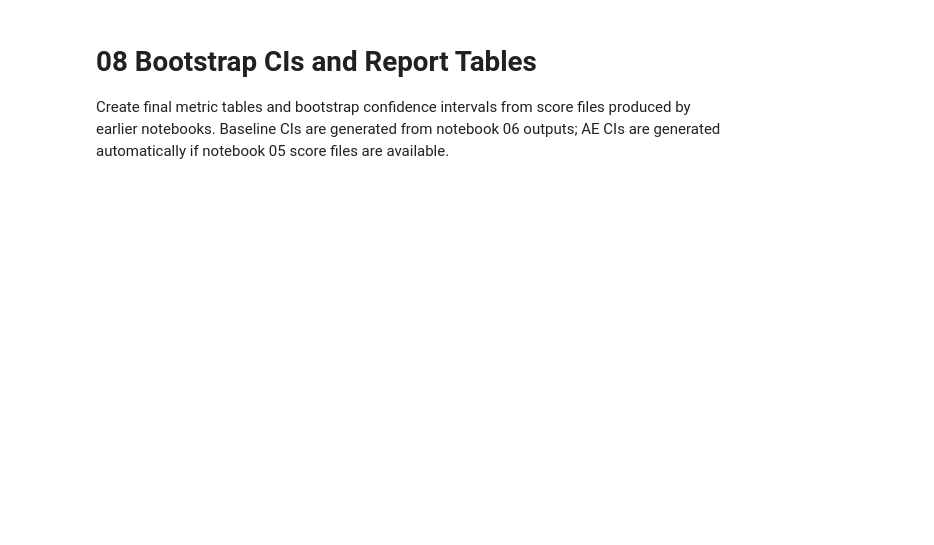
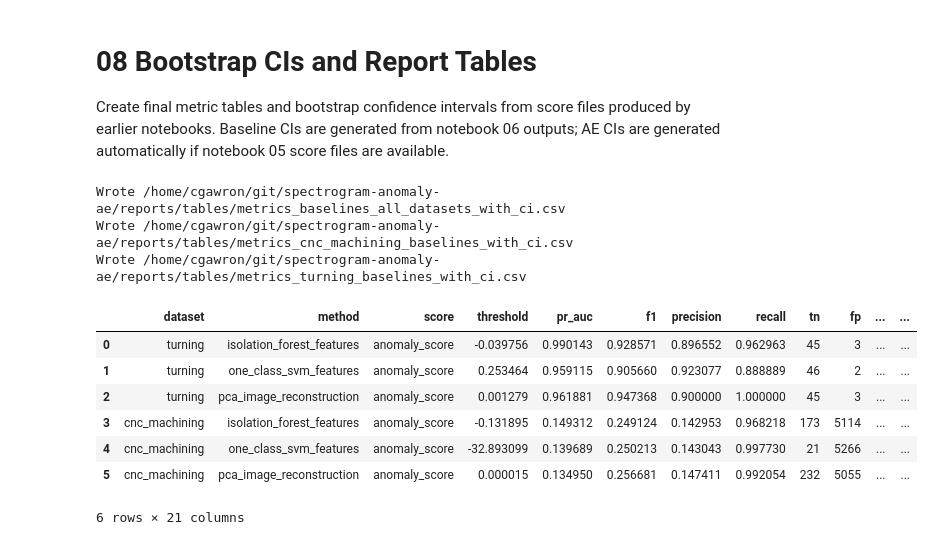
Before and after one commit to fhswf/spectrogram-anomaly-ae, a Jupyter notebook: notebooks/08_Bootstrap_CIs_and_Report_Tables.ipynb, the cells around one changed output. Saved outputs shown, nothing was run; the diff lists cells and outputs as text; code cells hidden in the pictures; blank space fills up the shorter version.

```diff
--- a/notebooks/08_Bootstrap_CIs_and_Report_Tables.ipynb
+++ b/notebooks/08_Bootstrap_CIs_and_Report_Tables.ipynb
@@ -56,26 +61,46 @@ def bootstrap_intervals(y_true: np.ndarray, scores: np.ndarray, threshold: float
     intervals['bootstrap_n_effective'] = int(len(boot))
     return intervals
 # %%
-baseline_scores_path = BASELINE_DIR / 'baseline_scores_turning.csv'
-baseline_thresholds_path = THRESHOLD_DIR / 'baseline_thresholds_turning.json'
 rows = []
 
-if baseline_scores_path.exists() and baseline_thresholds_path.exists():
+for dataset_name in DATASETS_TO_REPORT:
+    baseline_scores_path = BASELINE_DIR / f'baseline_scores_{dataset_name}.csv'
+    baseline_thresholds_path = THRESHOLD_DIR / f'baseline_thresholds_{dataset_name}.json'
+    if not baseline_scores_path.exists() or not baseline_thresholds_path.exists():
+        print(f'Baseline score files not found for {dataset_name}; skipping.')
+        continue
+
     baseline_scores = pd.read_csv(baseline_scores_path)
     with baseline_thresholds_path.open() as f:
         baseline_thresholds = json.load(f)
     for method, group in baseline_scores[baseline_scores['split'] == 'test'].groupby('method'):
         threshold = float(baseline_thresholds[method]['threshold'])
         y_true = group['target'].to_numpy()
         scores = group['score_value'].to_numpy()
         metrics = evaluate_at_threshold(y_true, scores, threshold)
         intervals = bootstrap_intervals(y_true, scores, threshold)
-        rows.append({'dataset': 'turning', 'method': method, 'score': 'anomaly_score', 'threshold': threshold, **metrics, **intervals})
+        rows.append({'dataset': dataset_name, 'method': method, 'score': 'anomaly_score', 'threshold': threshold, **metrics, **intervals})
 
 baseline_ci = pd.DataFrame(rows)
 if not baseline_ci.empty:
-    output_path = TABLE_DIR / 'metrics_turning_baselines_with_ci.csv'
-    baseline_ci.to_csv(output_path, index=False)
-    print(f'Wrote {output_path}')
+    combined_path = TABLE_DIR / 'metrics_baselines_all_datasets_with_ci.csv'
+    baseline_ci.to_csv(combined_path, index=False)
+    print(f'Wrote {combined_path}')
+    for dataset_name, group in baseline_ci.groupby('dataset'):
+        output_path = TABLE_DIR / f'metrics_{dataset_name}_baselines_with_ci.csv'
+        group.to_csv(output_path, index=False)
+        print(f'Wrote {output_path}')
 baseline_ci
+# %% [output]
+Wrote /home/cgawron/git/spectrogram-anomaly-ae/reports/tables/metrics_baselines_all_datasets_with_ci.csv
+Wrote /home/cgawron/git/spectrogram-anomaly-ae/reports/tables/metrics_cnc_machining_baselines_with_ci.csv
+Wrote /home/cgawron/git/spectrogram-anomaly-ae/reports/tables/metrics_turning_baselines_with_ci.csv
+|  | dataset | method | score | threshold | pr_auc | f1 | precision | recall | tn | fp | ... | ... |
+| 0 | turning | isolation_forest_features | anomaly_score | -0.039756 | 0.990143 | 0.928571 | 0.896552 | 0.962963 | 45 | 3 | ... | ... |
+| 1 | turning | one_class_svm_features | anomaly_score | 0.253464 | 0.959115 | 0.905660 | 0.923077 | 0.888889 | 46 | 2 | ... | ... |
+| 2 | turning | pca_image_reconstruction | anomaly_score | 0.001279 | 0.961881 | 0.947368 | 0.900000 | 1.000000 | 45 | 3 | ... | ... |
+| 3 | cnc_machining | isolation_forest_features | anomaly_score | -0.131895 | 0.149312 | 0.249124 | 0.142953 | 0.968218 | 173 | 5114 | ... | ... |
+| 4 | cnc_machining | one_class_svm_features | anomaly_score | -32.893099 | 0.139689 | 0.250213 | 0.143043 | 0.997730 | 21 | 5266 | ... | ... |
+| 5 | cnc_machining | pca_image_reconstruction | anomaly_score | 0.000015 | 0.134950 | 0.256681 | 0.147411 | 0.992054 | 232 | 5055 | ... | ... |
+6 rows × 21 columns
 # %%
```
Also changed, not shown: parts of 4 cells of this notebook, 13 other files.
